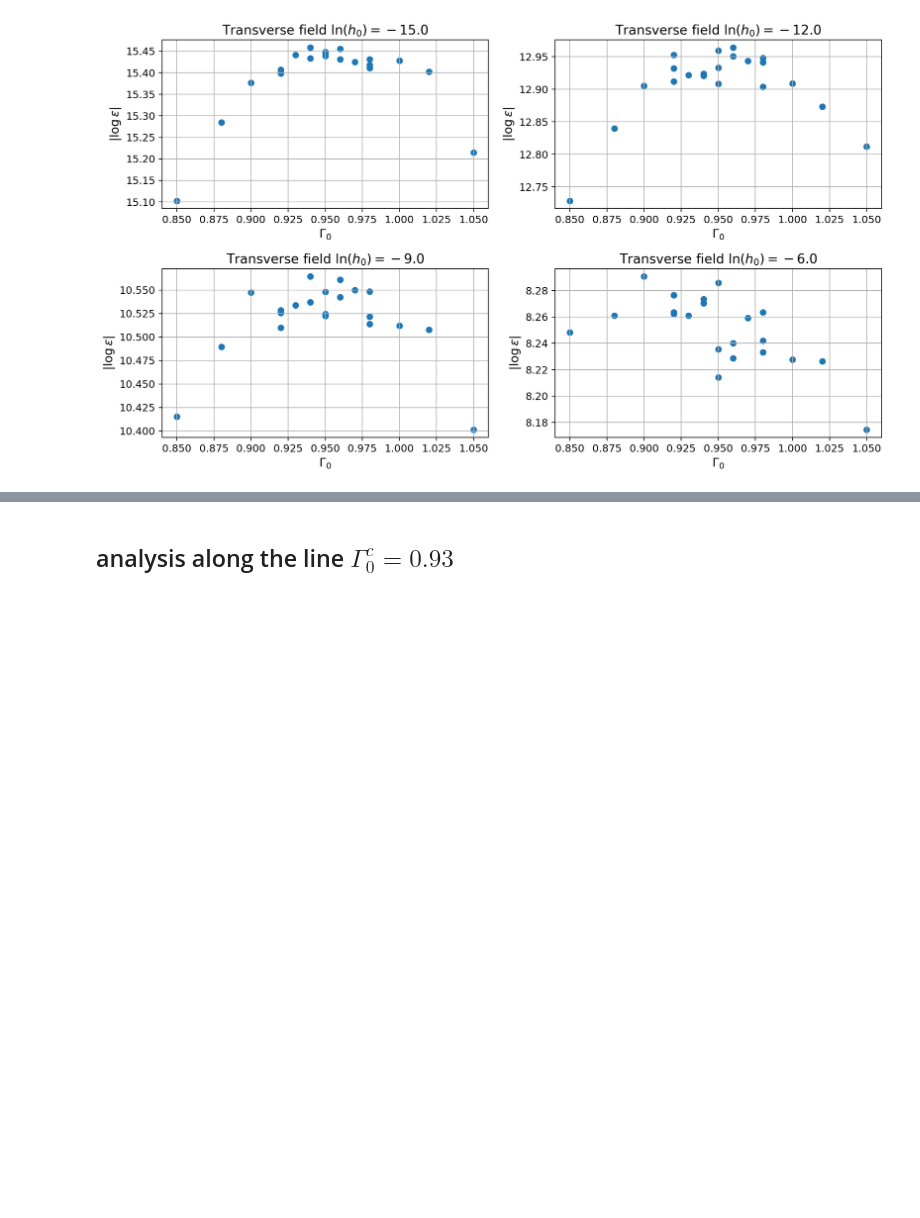
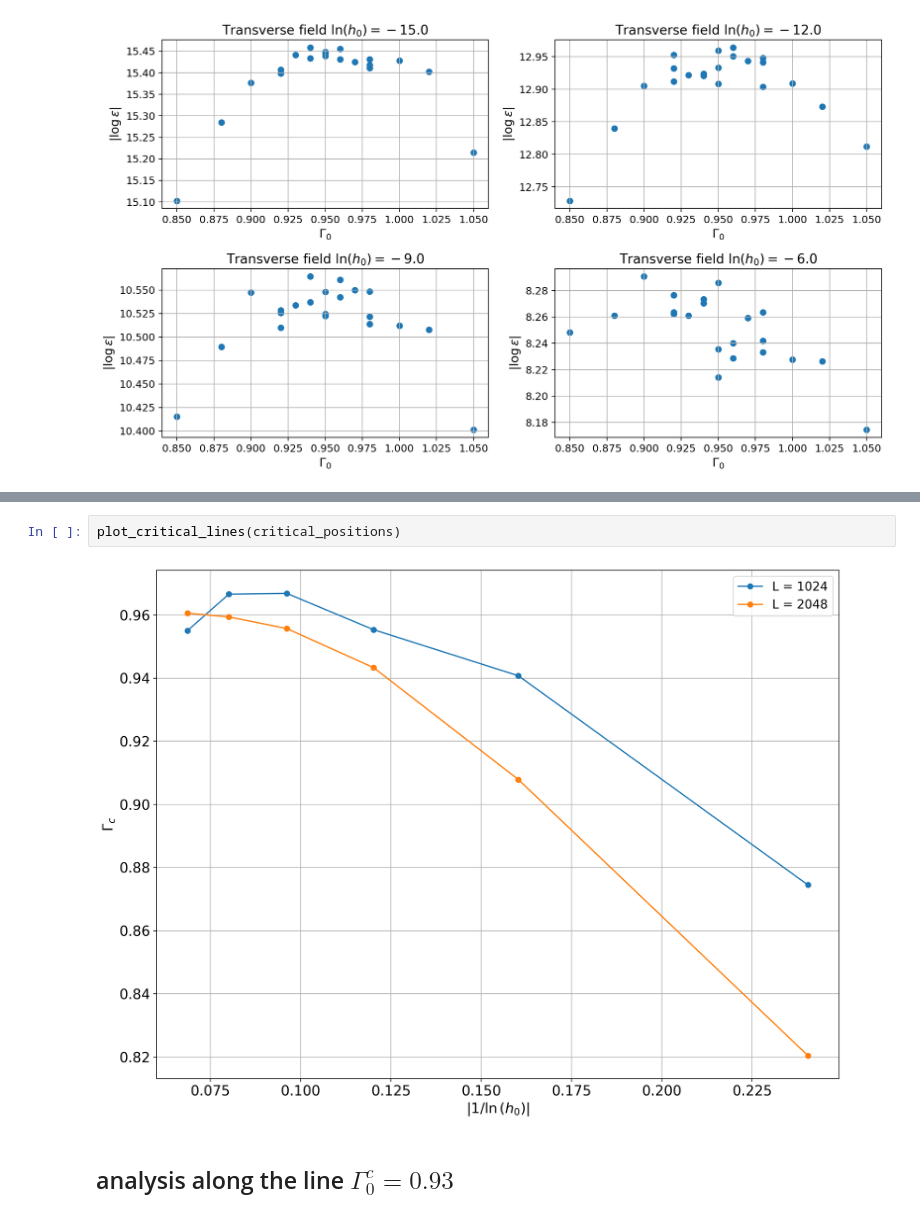
Before and after one commit to RaffaeleSabatini/SDRG-Implementation-and-Analysis, a Jupyter notebook: main.ipynb, the cells around one changed output, grey strips where cells are left out. Cells and saved outputs as stored; diff of their text form; blank space fills up the shorter version.

```diff
--- a/main.ipynb
+++ b/main.ipynb
@@ -143,3 +163,7 @@ dict_keys([(1024, 4.76837158203125e-07), (1024, 3.814697265625e-06), (1024, 3.05
+# %%
+plot_critical_lines(critical_positions)
+# %% [output]
+[figure, added]
 # %% [markdown]
 ## analysis along the line $\Gamma_0^c= 0.93$
 # %%
```
Also changed, not shown: parts of 5 cells of this notebook, 36 other files.
